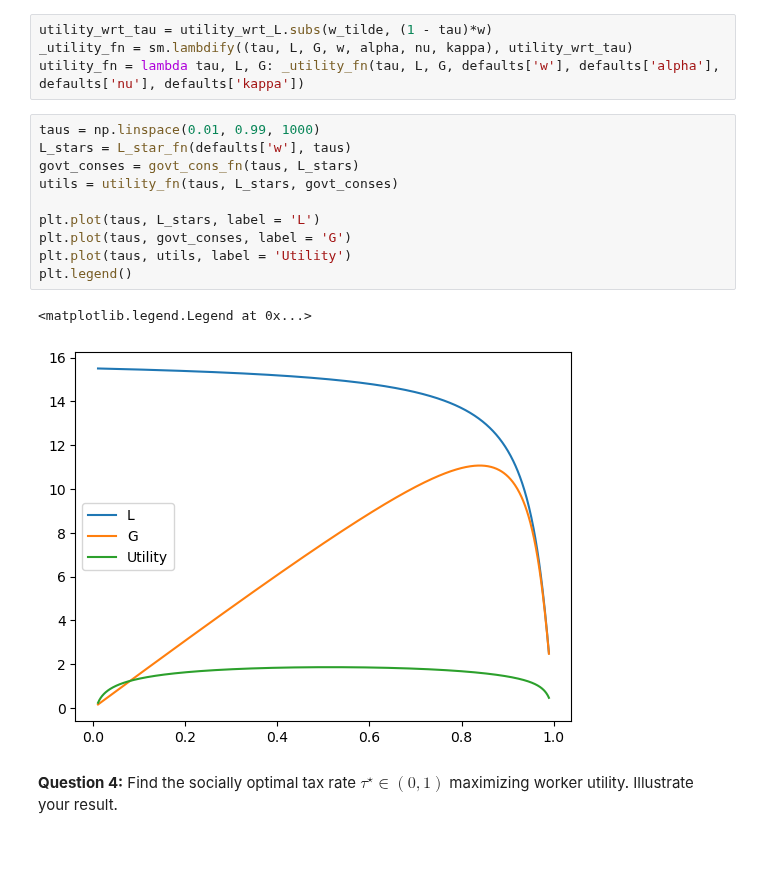
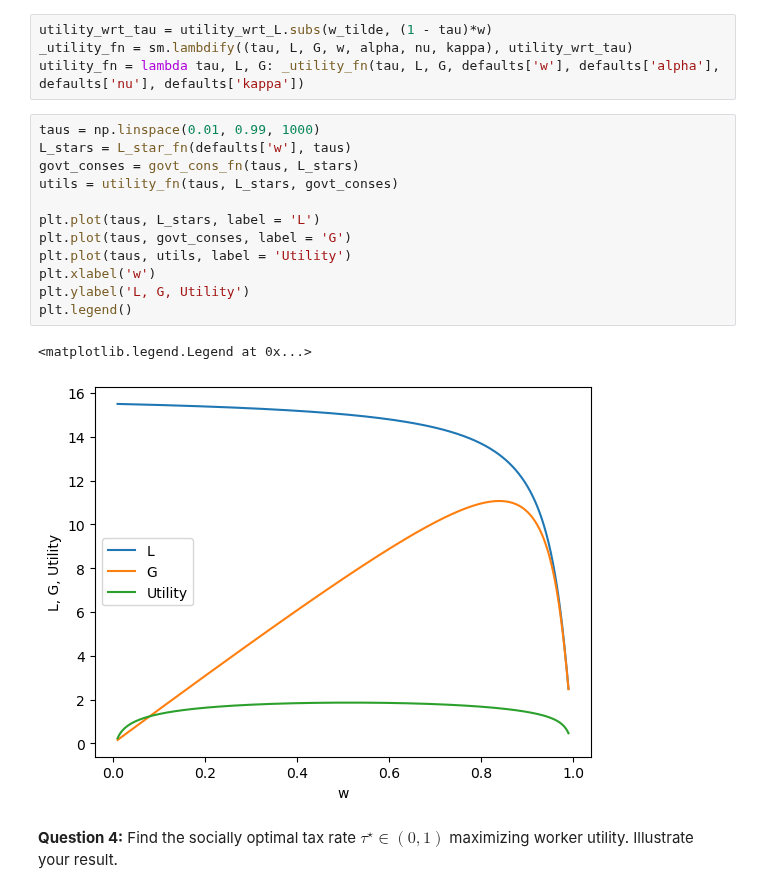
Before and after one commit to NumEconCopenhagen/projects-2023-it-hurts-when-ip, a Jupyter notebook: Exam 2023/examproject.ipynb, the cells around one changed output. Drawn from its saved outputs; the diff is of its cells as text; blank space fills up the shorter version.

```diff
--- a/Exam 2023/examproject.ipynb
+++ b/Exam 2023/examproject.ipynb
@@ -174,16 +177,18 @@ utility_fn = lambda tau, L, G: _utility_fn(tau, L, G, defaults['w'], defaults['a
 # %%
 taus = np.linspace(0.01, 0.99, 1000)
 L_stars = L_star_fn(defaults['w'], taus)
 govt_conses = govt_cons_fn(taus, L_stars)
 utils = utility_fn(taus, L_stars, govt_conses)
 
 plt.plot(taus, L_stars, label = 'L')
 plt.plot(taus, govt_conses, label = 'G')
 plt.plot(taus, utils, label = 'Utility')
+plt.xlabel('w')
+plt.ylabel('L, G, Utility')
 plt.legend()
 # %% [output]
 <matplotlib.legend.Legend at 0x...>
-[figure, old version]
+[figure, new version]
 # %% [markdown]
 **Question 4:** Find the socially optimal tax rate $\tau^{\star}\in(0,1)$ maximizing worker utility. Illustrate your result.
 # %% [markdown]
```
Also changed, not shown: parts of 12 cells of this notebook.
